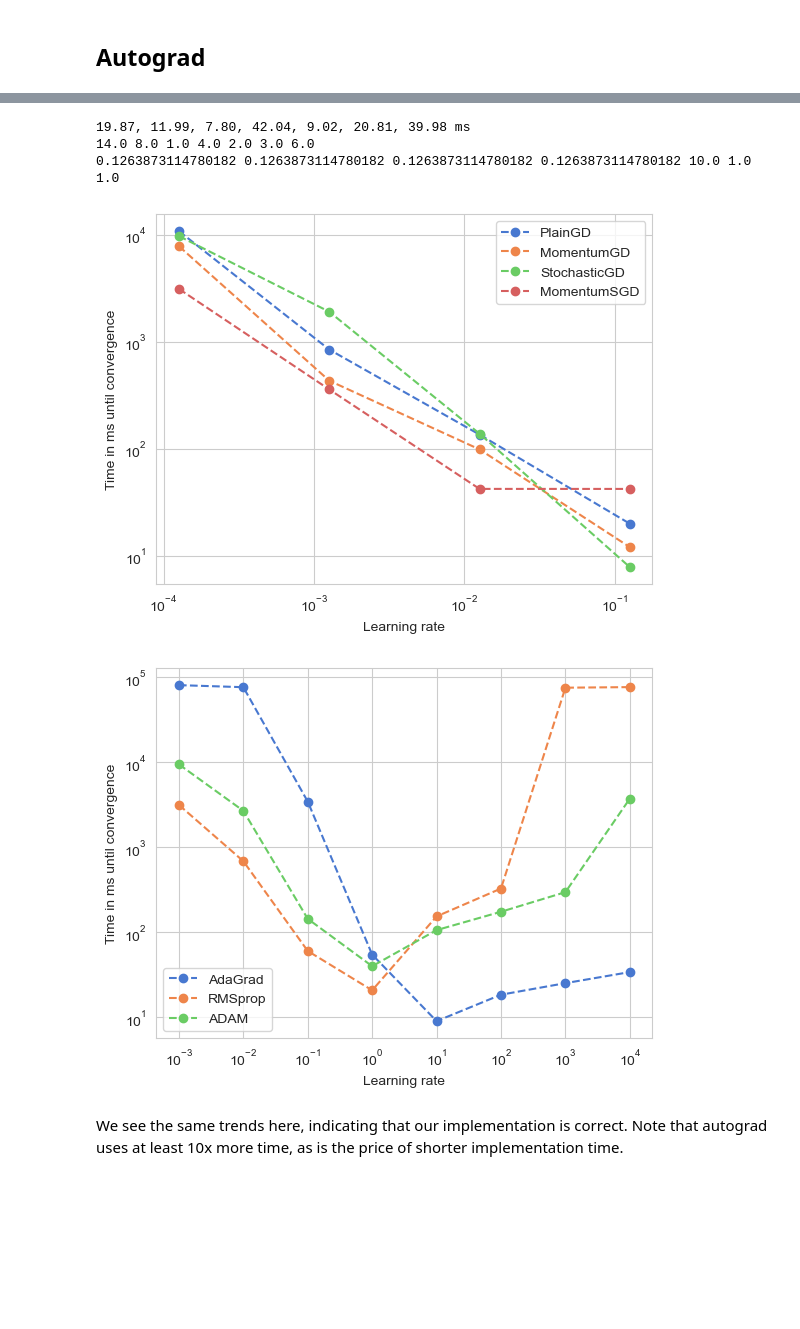
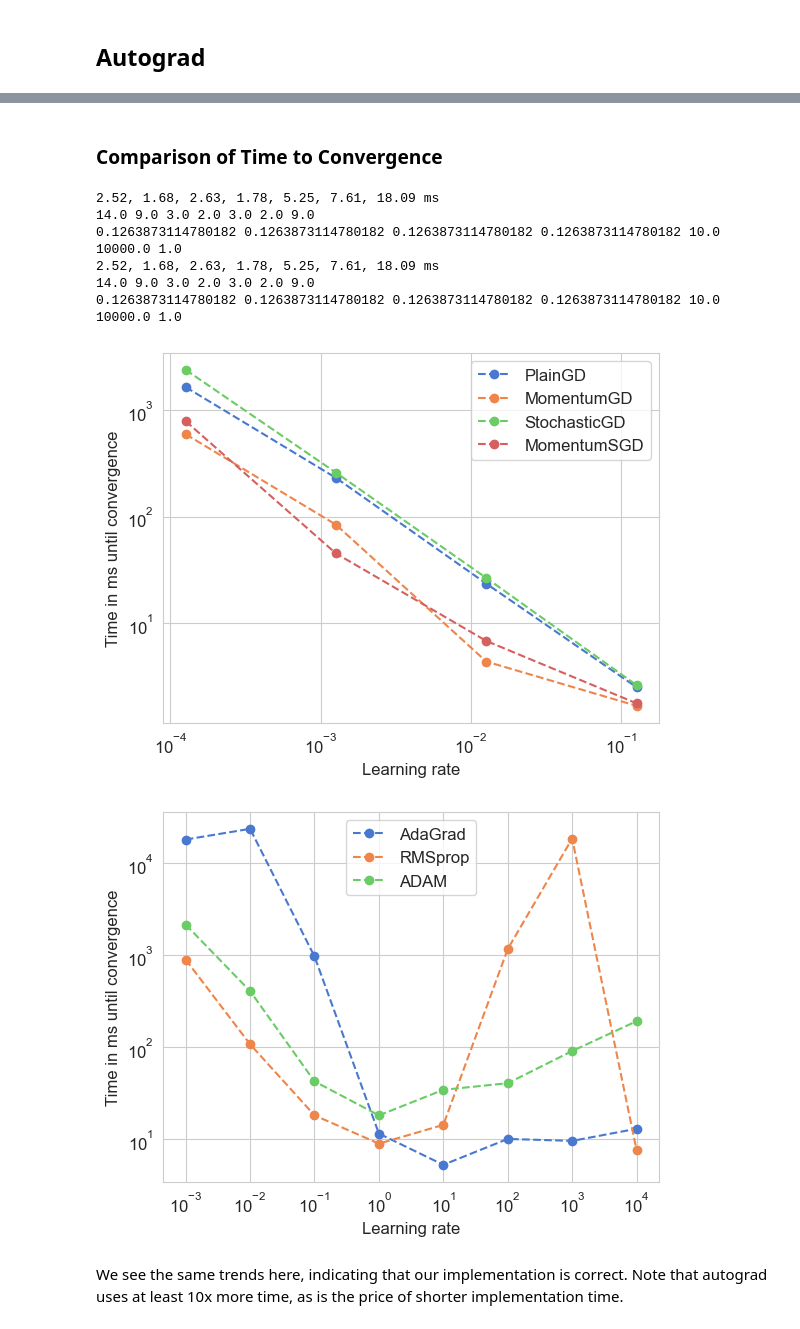
Before and after one commit to MariaFlyAway/Project2_FYS-STK3155, a Jupyter notebook: Code/Gradient_Descent/subtask_a.ipynb, the cells around one changed output, grey strips where cells are left out. Cells and saved outputs as stored; diff of their text form; code cells hidden in the pictures; blank space fills up the shorter version.

```diff
--- a/Code/Gradient_Descent/subtask_a.ipynb
+++ b/Code/Gradient_Descent/subtask_a.ipynb
@@ -1,13 +1,19 @@
 # %%
 import gradient_descent as gd
-
 import autograd.numpy as np
-from timeit import default_timer as timer
 import matplotlib.pyplot as plt
 import seaborn as sns
+
+from timeit import default_timer as timer
+from autograd import grad
+
+
+# Settings
 sns.set_style('whitegrid')
 sns.set_palette('muted')
-from autograd import grad
+
+plt.rc('xtick', labelsize=12)  # Set x-tick label size
+plt.rc('ytick', labelsize=12)  # Set y-tick label size
 # %%
 # Data
 n = 100
@@ -538,41 +551,54 @@ The analytical learning rate is about 0.12639
 5
 6
 7
+# %% [markdown]
+### Comparison of Time to Convergence
 # %%
-# Time to convergence comparison.
+# Finding the index of the best time for each method
 plain, mom, sgd, msgd, adg, rms, adam = np.argmin(plain_times), np.argmin(mom_times), np.argmin(sgd_times), np.argmin(msgd_times), np.argmin(adg_times), np.argmin(rms_times), np.argmin(adam_times)
+
+# Finding the best times for each method
 best_times = f"{plain_times[plain]*1e3:.2f}, {mom_times[mom]*1e3:.2f}, {sgd_times[sgd]*1e3:.2f}, {msgd_times[msgd]*1e3:.2f}, {adg_times[adg]*1e3:.2f}, {rms_times[rms]*1e3:.2f}, {adam_times[adam]*1e3:.2f}"
+
+# Finding the number of iterations needed
 best_iters = plain_iters[plain], mom_iters[mom], sgd_epochs[sgd], msgd_epochs[msgd], adg_epochs[adg], rms_epochs[rms], adam_epochs[adam]
+
+# Finding the best learning rate
 best_rates = learning_rates[plain], learning_rates[mom], learning_rates[sgd], learning_rates[msgd], special_learning_rates[adg], special_learning_rates[rms], special_learning_rates[adam]
+
 print(best_times, 'ms')
 print(*best_iters)
 print(*best_rates)
+
 
 # Plots
 plt.loglog(learning_rates, plain_times*1e3, "o--", label="PlainGD")
 plt.loglog(learning_rates, mom_times*1e3,   "o--", label="MomentumGD")
 plt.loglog(learning_rates, sgd_times*1e3,   "o--", label="StochasticGD")
 plt.loglog(learning_rates, msgd_times*1e3,  "o--", label="MomentumSGD")
 #plt.title("Time to convergence in milliseconds against learning rates")
-plt.xlabel("Learning rate")
-plt.ylabel("Time in ms until convergence")
-plt.legend()
+plt.xlabel("Learning rate", fontsize=12)
+plt.ylabel("Time in ms until convergence", fontsize=12)
+plt.legend(fontsize='large')
 plt.show()
 
 plt.loglog(special_learning_rates, adg_times*1e3,  "o--", label="AdaGrad")
 plt.loglog(special_learning_rates, rms_times*1e3,  "o--", label="RMSprop")
 plt.loglog(special_learning_rates, adam_times*1e3, "o--", label="ADAM")
 #plt.title("Time to convergence in milliseconds against learning rates")
-plt.xlabel("Learning rate")
-plt.ylabel("Time in ms until convergence")
-plt.legend()
+plt.xlabel("Learning rate", fontsize=12)
+plt.ylabel("Time in ms until convergence", fontsize=12)
+plt.legend(fontsize='large')
 plt.show()
 # %% [output]
-19.87, 11.99, 7.80, 42.04, 9.02, 20.81, 39.98 ms
-14.0 8.0 1.0 4.0 2.0 3.0 6.0
-0.1263873114780182 0.1263873114780182 0.1263873114780182 0.1263873114780182 10.0 1.0 1.0
+2.52, 1.68, 2.63, 1.78, 5.25, 7.61, 18.09 ms
+14.0 9.0 3.0 2.0 3.0 2.0 9.0
+0.1263873114780182 0.1263873114780182 0.1263873114780182 0.1263873114780182 10.0 10000.0 1.0
+2.52, 1.68, 2.63, 1.78, 5.25, 7.61, 18.09 ms
+14.0 9.0 3.0 2.0 3.0 2.0 9.0
+0.1263873114780182 0.1263873114780182 0.1263873114780182 0.1263873114780182 10.0 10000.0 1.0
-[figure, old version]
+[figure, new version]
-[figure, old version]
+[figure, new version]
 # %% [markdown]
 We see the same trends here, indicating that our implementation is correct. Note that autograd uses at least 10x more time, as is the price of shorter implementation time.
 # %%
```
Also changed, not shown: parts of 21 cells of this notebook, 12 other files.
